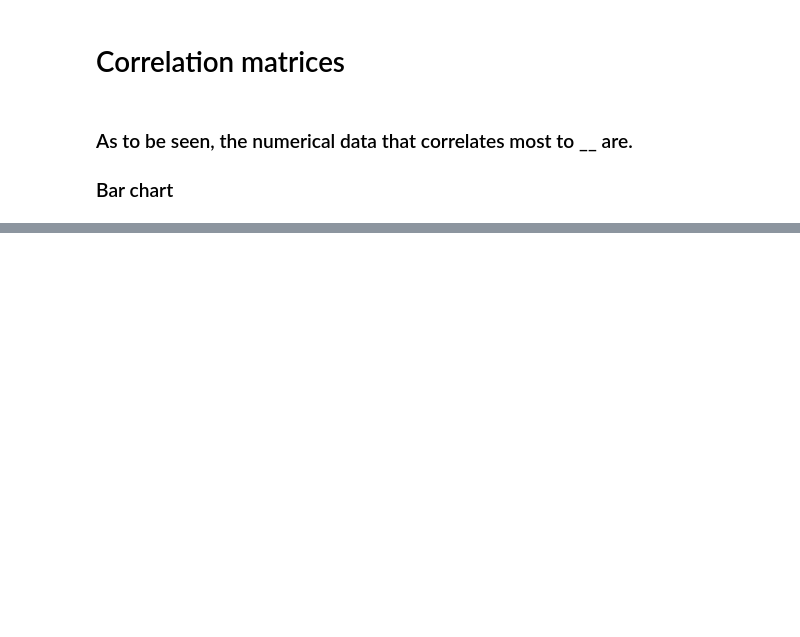
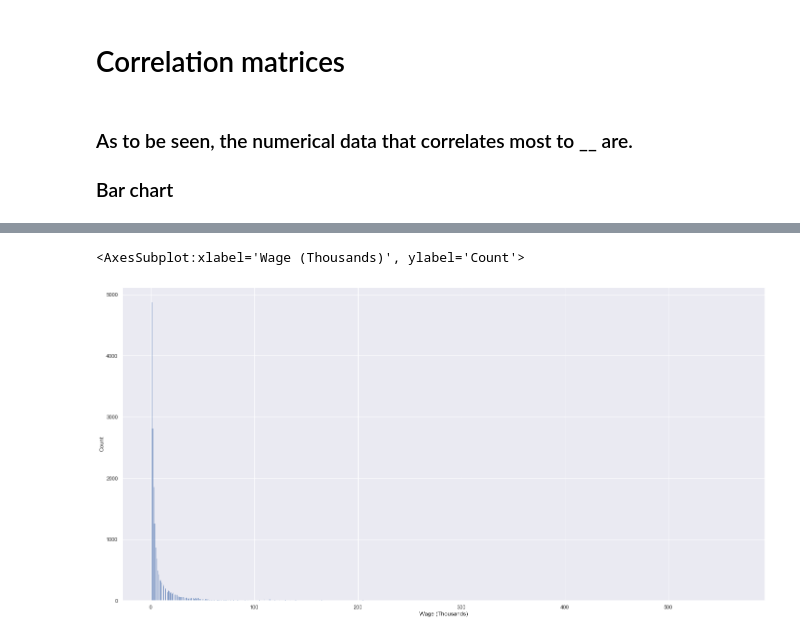
Before and after one commit to qtxbryan/SC1015_MiniProject, a Jupyter notebook: main.ipynb, the cells around one changed output, grey strips where cells are left out. Cells and saved outputs as stored; diff of their text form; code cells hidden in the pictures; blank space fills up the shorter version.

```diff
--- a/main.ipynb
+++ b/main.ipynb
@@ -198,3 +196,11 @@ Data columns (total 9 columns):
  8   Weight            17918 non-null  object
 dtypes: int64(5), object(4)
 memory usage: 1.4+ MB
+# %%
+#Cleaning the Height and making it Dtype integer instead of object
+
+fifaData['Height'] = fifaData['Height'].str.replace("'", ".").astype(float)
+fifaData['Height'] = fifaData['Height'].multiply(30.48).round(1)
+
+#Renaming the column from Height to Height (cm)
+fifaData = fifaData.rename(columns={'Height': 'Height (cm)'})
@@ -200,0 +226,12 @@ memory usage: 1.4+ MB
+# %%
+#Cleaning the Weight
+fifaData['Weight'] = fifaData['Weight'].str.replace('lbs', '')
+
+#Removing the rows with NULL Weight
+fifaData.dropna(subset=['Weight'], inplace = True)
+
+#Making Weight Dtype integer instead of object
+fifaData['Weight'] = fifaData['Weight'].astype(int)
+
+#Renaming the column from Weight to Weight (lbs)
+fifaData = fifaData.rename(columns={'Weight': 'Weight (lbs)'})
@@ -361,0 +287,6 @@ NameError: name 'ax' is not defined
+# %%
+f, axes = plt.subplots(figsize=(24, 12))
+sb.histplot(data = fifaData['Wage (Thousands)'])
+# %% [output]
+<AxesSubplot:xlabel='Wage (Thousands)', ylabel='Count'>
+[figure, added]
```
Also changed, not shown: parts of 48 cells of this notebook.
